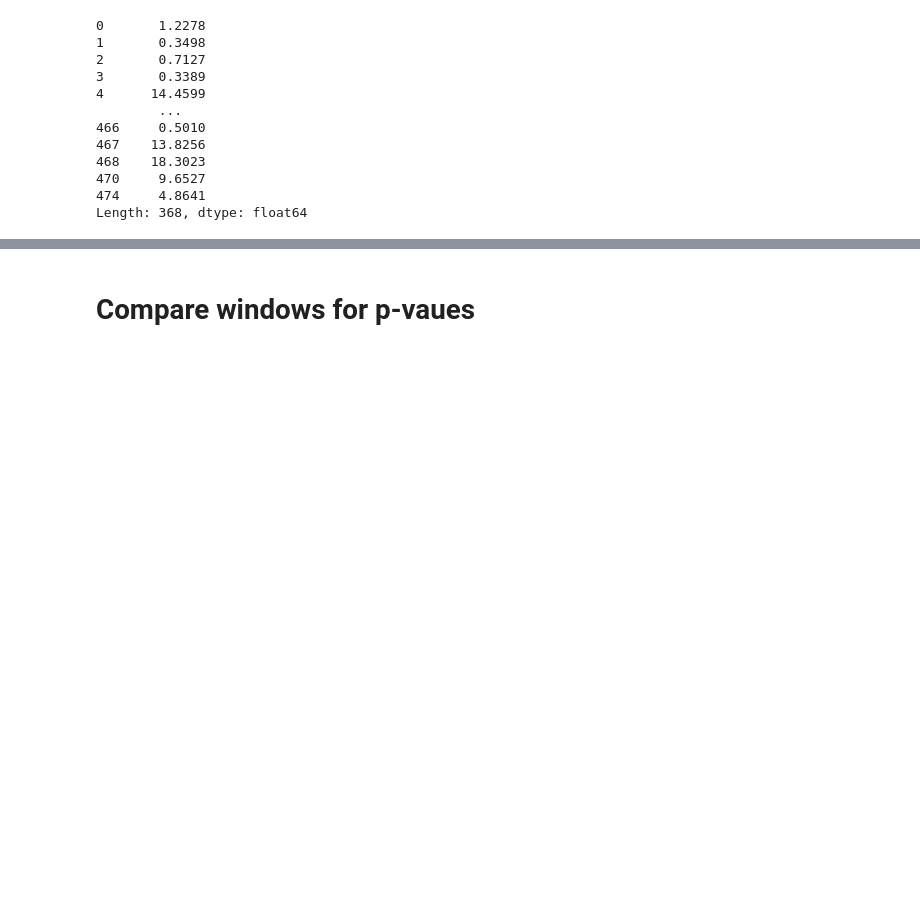
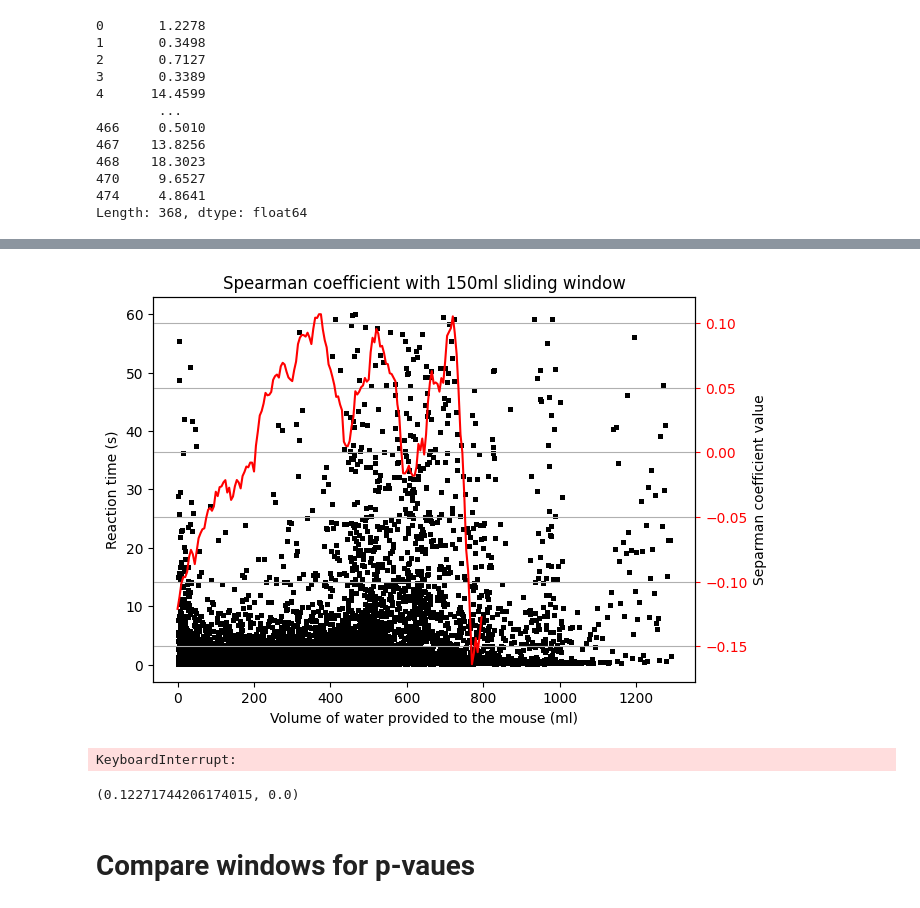
Before and after one commit to DanielMelo404/NMA_Project, a Jupyter notebook: Project_notebook copy.ipynb, the cells around one changed output, grey strips where cells are left out. Saved outputs shown, nothing was run; the diff lists cells and outputs as text; code cells hidden in the pictures; blank space fills up the shorter version.

```diff
--- a/Project_notebook copy.ipynb
+++ b/Project_notebook copy.ipynb
@@ -738,2 +904,37 @@ plt.plot(p_list[2], label='p-value (window=1)', color='orange')
+# %%
+# spear_list[5]
+plt.rcParams['figure.figsize'] = [7,5]
+
+
+fig, ax1 = plt.subplots()
+
+ax1.scatter(volume_array, reaction_time_array, color = 'black', s= 5)
+ax1.set_ylabel("Reaction time (s)")
+ax1.set_xlabel("Volume of water provided to the mouse (ml)")
+
+ax2 = ax1.twinx()
+
+ax2.plot(np.arange(0, 800,5).tolist(),spear_list[150], color = 'red')
+ax2.set_ylabel("Separman coefficient value")
+ax2.tick_params('y', colors='red')
+plt.title('Spearman coefficient with 150ml sliding window')
+
+# plt.plot(np.log(p_list[5]))
+# ax2.gca().set_facecolor('#f0f0f0')
+ax2.grid(True)
+# %% [output]
+[figure, added]
+# %%
+spear_list, p_list = make_windows_max_min(volume_array,reaction_time_array)
+# %% [output]
+KeyboardInterrupt:
+# %%
+
+
+# Assuming you have a DataFrame 'df' with columns 'math' and 'science'
+
+rho, p
+# %% [output]
+(0.12271744206174015, 0.0)
 # %% [markdown]
 # Compare windows for p-vaues
```
Also changed, not shown: parts of 17 cells of this notebook, 2 other files.
